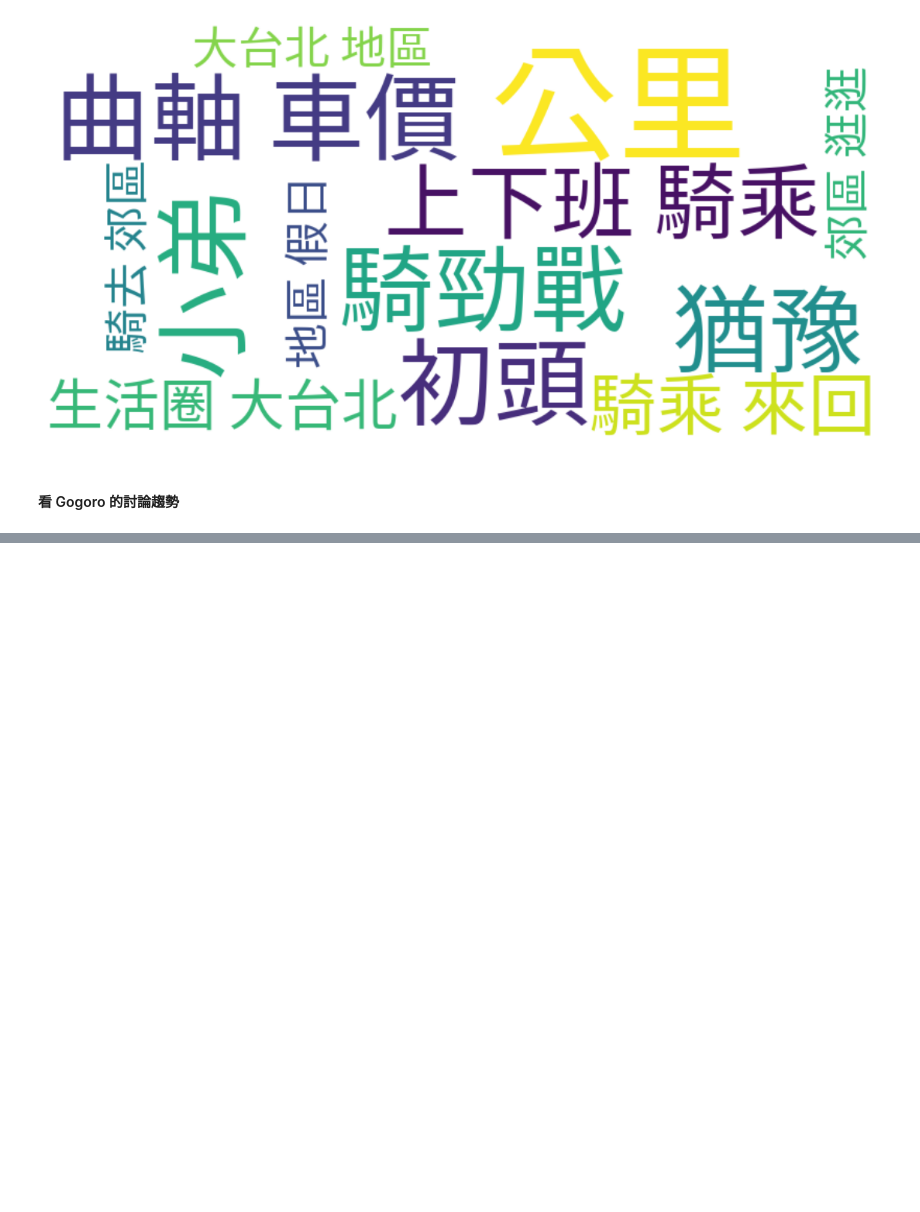
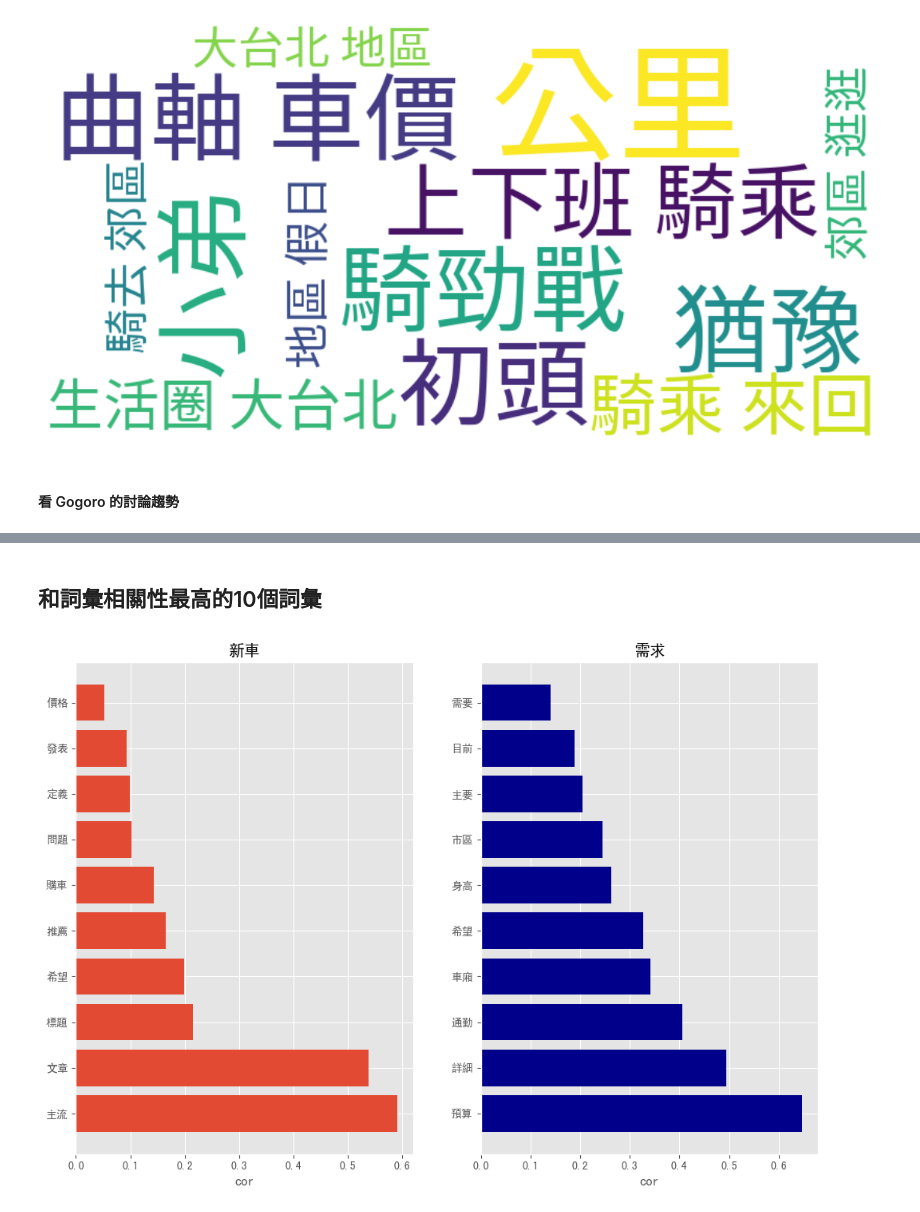
Before and after one commit to collin0825/SocialMediaProject, a Jupyter notebook: report.ipynb, the cells around one changed output, grey strips where cells are left out. Cells and saved outputs as stored; diff of their text form; code cells hidden in the pictures; blank space fills up the shorter version.

```diff
--- a/report.ipynb
+++ b/report.ipynb
@@ -1485,0 +1958,7 @@ plt.show()
+# %%
+# 取常一起出現的bigram pair 前1500筆
+b = {k:v for k,v in bigramfdist.most_common(1500)}
+# b.items()
+# %%
+# 建立DataFrame
+bigram_df = pd.DataFrame(list(b), columns=['word','word2']).assign(n=b.values())
@@ -1485,0 +2009,3 @@ plt.show()
+# %%
+bigram_df["cor"] = bigram_df.apply(phi_cor, axis=1)
+bigram_df = bigram_df[bigram_df["word"]!=bigram_df["word2"]]
@@ -1485,0 +2032,23 @@ plt.show()
+# %% [markdown]
+##  和詞彙相關性最高的10個詞彙
+# %%
+ice_sum = bigram_df[(bigram_df["word"]=="新車")].sort_values(by=['cor'], ascending = False).head(10)
+taste_sum = bigram_df[(bigram_df["word"]=="需求")].sort_values(by=['cor'], ascending = False).head(10)
+# %%
+plt.figure(figsize=(12,8))   # 顯示圖框架大小 (寬,高)
+plt.style.use("ggplot")     # 使用ggplot主題樣式
+
+plt.subplot(121)
+plt.title('新車')
+plt.xlabel('cor')
+plt.barh(ice_sum['word2'],ice_sum['cor'])
+
+plt.subplot(122)
+plt.title('需求')
+plt.xlabel('cor')
+plt.barh(taste_sum['word2'],taste_sum['cor'],color="darkblue")
+
+
+plt.show()
+# %% [output]
+[figure, added]
```
Also changed, not shown: parts of 52 cells of this notebook, 5 other files.
